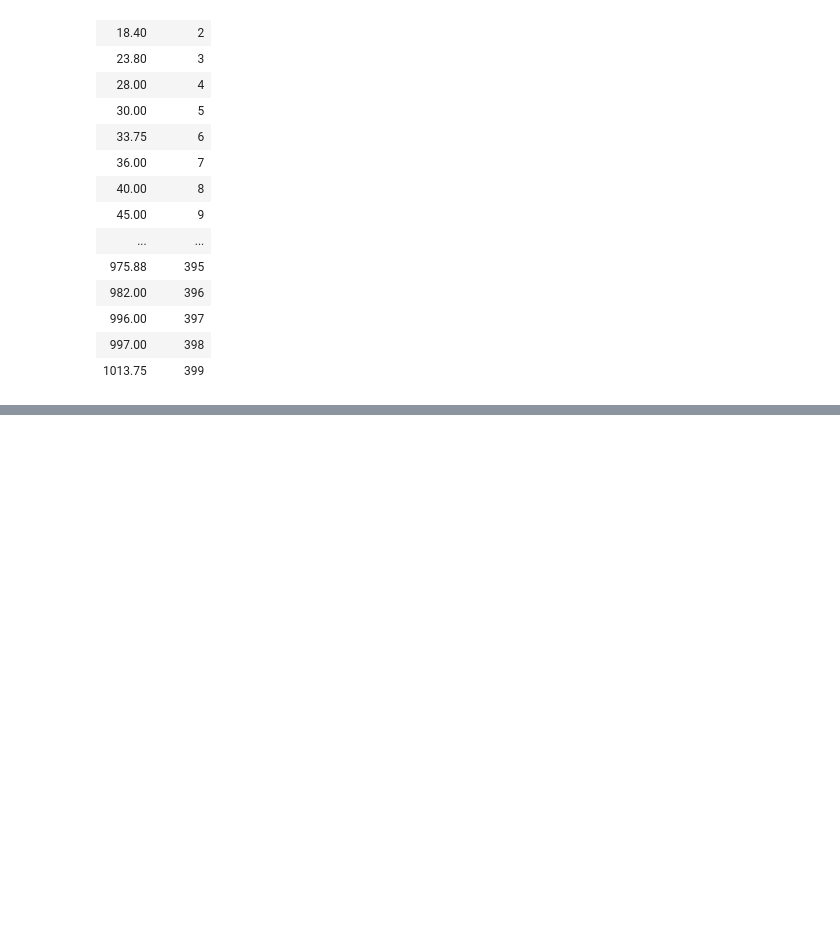
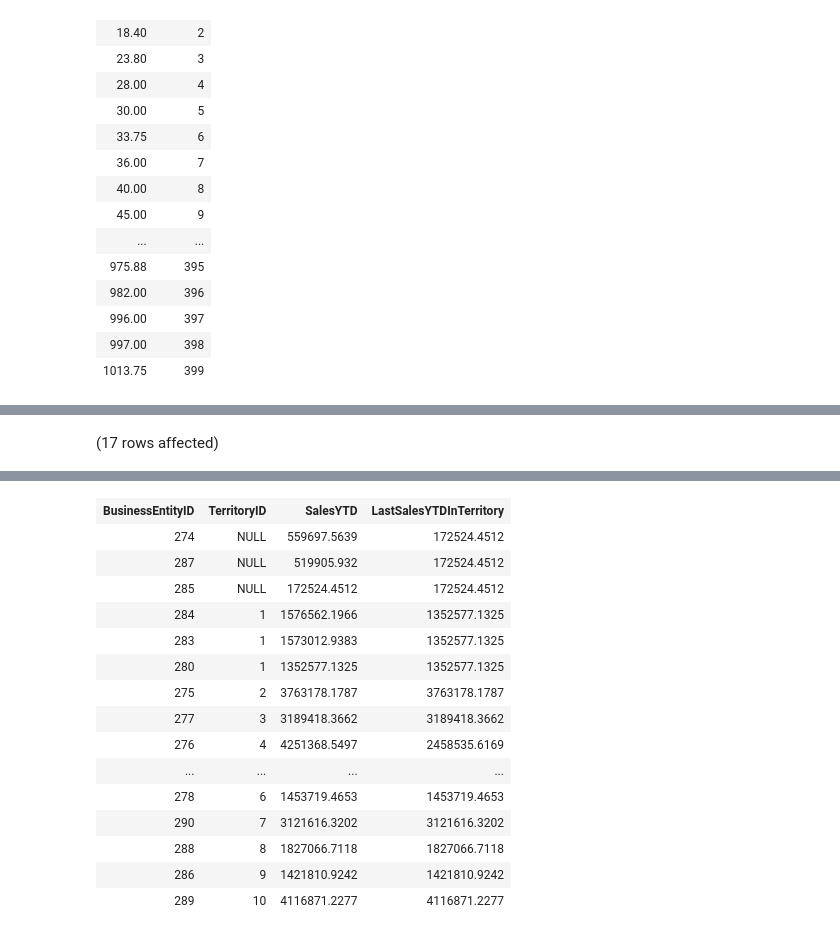
Before and after one commit to Rahib-Khan/Group_3_FromNov11, a Jupyter notebook: PHW7/Heidi Luna/G381_3_HW7_HeidiLuna.ipynb, the cells around one changed output, grey strips where cells are left out. Cells and saved outputs as stored; diff of their text form; code cells hidden in the pictures; blank space fills up the shorter version.

```diff
--- a/PHW7/Heidi Luna/G381_3_HW7_HeidiLuna.ipynb
+++ b/PHW7/Heidi Luna/G381_3_HW7_HeidiLuna.ipynb
@@ -71,0 +254,12 @@ Total execution time: 00:00:00.090
+# %%
+USE AdventureWorks2017;
+
+SELECT
+  BusinessEntityID,
+  TerritoryID,
+  SalesYTD,
+  LAST_VALUE(SalesYTD) OVER (PARTITION BY TerritoryID ORDER BY SalesYTD DESC ROWS BETWEEN UNBOUNDED PRECEDING AND UNBOUNDED FOLLOWING) AS LastSalesYTDInTerritory
+FROM Sales.SalesPerson
+ORDER BY TerritoryID, SalesYTD DESC;
+# %% [output]
+(17 rows affected)
@@ -71,0 +267,16 @@ Total execution time: 00:00:00.090
+| BusinessEntityID | TerritoryID | SalesYTD | LastSalesYTDInTerritory |
+| 274 | NULL | 559697.5639 | 172524.4512 |
+| 287 | NULL | 519905.932 | 172524.4512 |
+| 285 | NULL | 172524.4512 | 172524.4512 |
+| 284 | 1 | 1576562.1966 | 1352577.1325 |
+| 283 | 1 | 1573012.9383 | 1352577.1325 |
+| 280 | 1 | 1352577.1325 | 1352577.1325 |
+| 275 | 2 | 3763178.1787 | 3763178.1787 |
+| 277 | 3 | 3189418.3662 | 3189418.3662 |
+| 276 | 4 | 4251368.5497 | 2458535.6169 |
+| ... | ... | ... | ... |
+| 278 | 6 | 1453719.4653 | 1453719.4653 |
+| 290 | 7 | 3121616.3202 | 3121616.3202 |
+| 288 | 8 | 1827066.7118 | 1827066.7118 |
+| 286 | 9 | 1421810.9242 | 1421810.9242 |
+| 289 | 10 | 4116871.2277 | 4116871.2277 |
```
Also changed, not shown: parts of 21 cells of this notebook, 1 other file.
